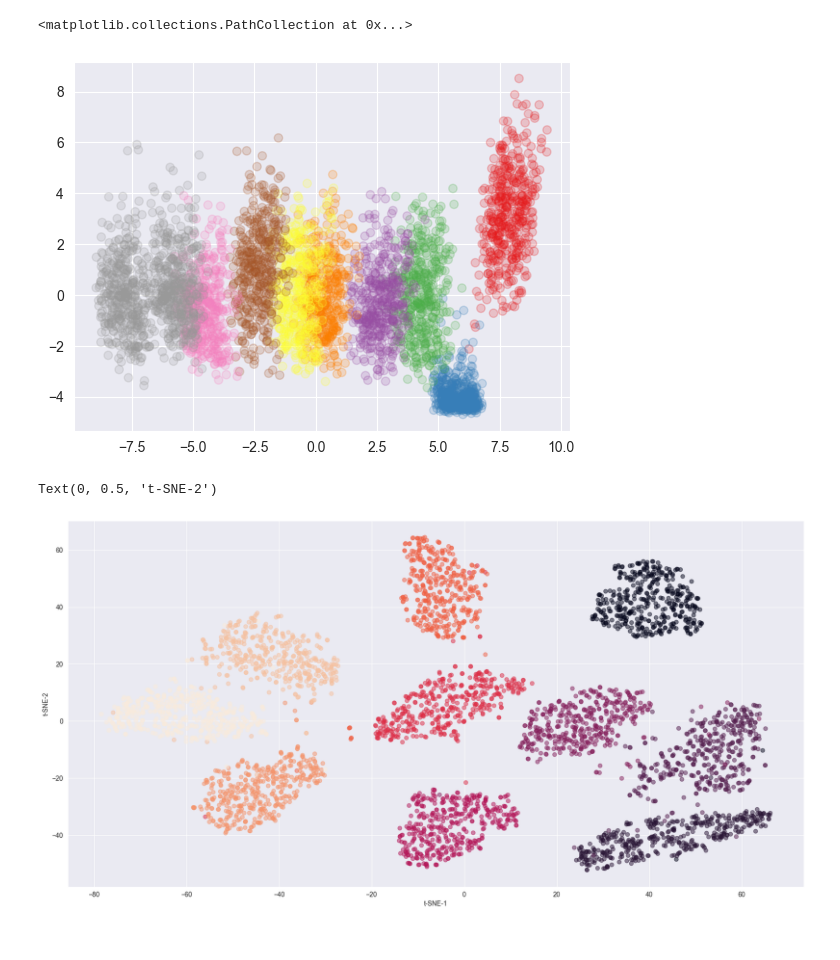
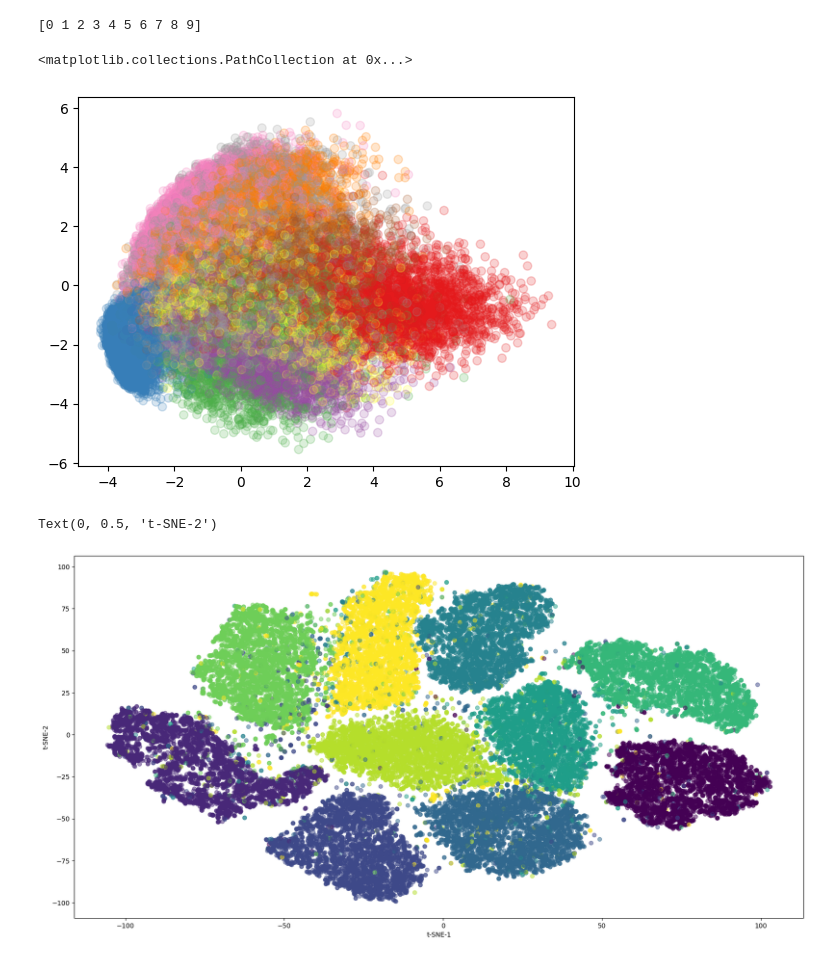
Before and after one commit to igorniebylski/SSI_Projekt, a Jupyter notebook: data_visualisation.ipynb, the cells around one changed output. Cells and saved outputs as stored; diff of their text form; code cells hidden in the pictures.

Commit message:
data visualization update

```diff
--- a/data_visualisation.ipynb
+++ b/data_visualisation.ipynb
@@ -3,24 +4,30 @@ import pandas as pd
 from matplotlib import pyplot as plt
 from sklearn import decomposition
 # %%
-data = pd.read_csv("numbers_smaller.csv")
-labels = data.iloc[:, 1]
+data = pd.read_csv("numbers.csv")
+labels = data.iloc[:, 0]
 data = data / 255.
 labels = labels.astype('int')
+print(np.unique(labels))
+# %% [output]
+[0 1 2 3 4 5 6 7 8 9]
 # %%
 pca = decomposition.PCA(n_components=2)
 view = pca.fit_transform(data)
 plt.scatter(view[:,0], view[:,1], c=labels, alpha=0.2, cmap='Set1')
 # %% [output]
 <matplotlib.collections.PathCollection at 0x...>
-[figure, old version]
+[figure, new version]
 # %%
 from sklearn.manifold import TSNE
-view = TSNE(n_components=2, random_state=123).fit_transform(data)
+import random as r
+
+n = r.randint(1, 15900)
+view = TSNE(n_components=2, random_state=n).fit_transform(data)
 plt.figure(figsize=(20,10))
 plt.scatter(view[:,0], view[:,1], c=labels, alpha=0.5)
 plt.xlabel('t-SNE-1')
 plt.ylabel('t-SNE-2')
 # %% [output]
 Text(0, 0.5, 't-SNE-2')
-[figure, old version]
+[figure, new version]
```
Also changed, not shown: parts of 1 cell of this notebook.
